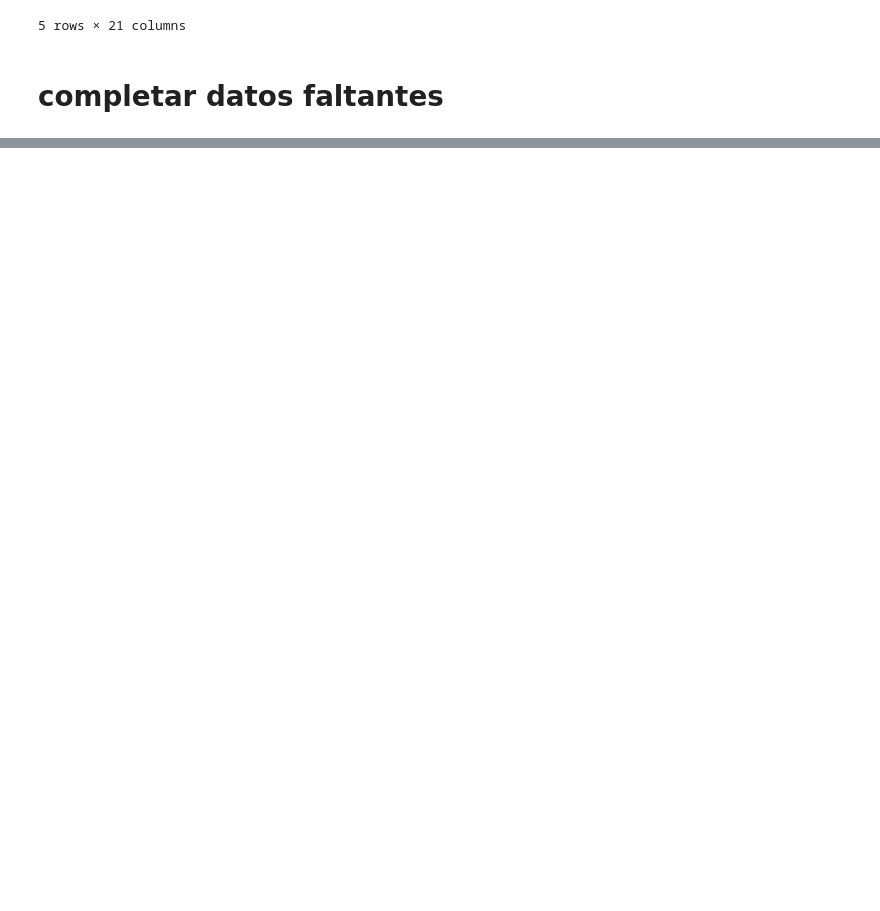
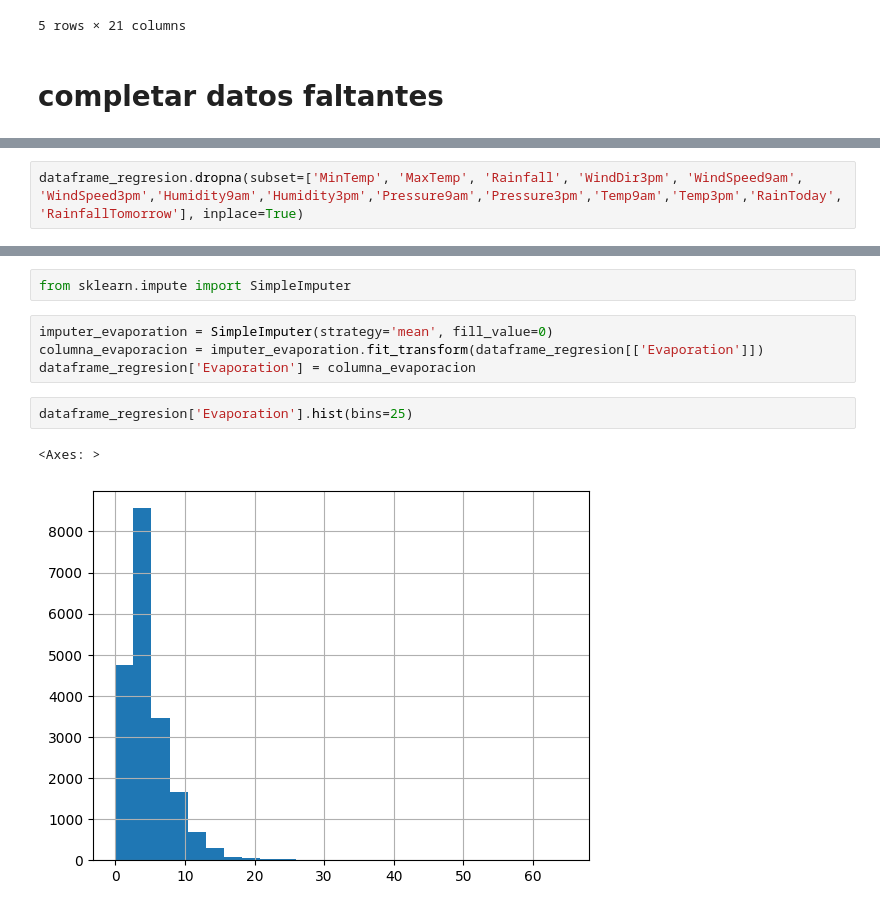
Before and after one commit to Nameless-86/AA1-TUIA-Petetta, a Jupyter notebook: eda.ipynb, the cells around one changed output, grey strips where cells are left out. Drawn from its saved outputs; the diff is of its cells as text; blank space fills up the shorter version.

```diff
--- a/eda.ipynb
+++ b/eda.ipynb
@@ -264,0 +260,2 @@ dtype: int64
+# %%
+dataframe_regresion.dropna(subset=['MinTemp', 'MaxTemp', 'Rainfall', 'WindDir3pm', 'WindSpeed9am', 'WindSpeed3pm','Humidity9am','Humidity3pm','Pressure9am','Pressure3pm','Temp9am','Temp3pm','RainToday','RainfallTomorrow'], inplace=True)
@@ -264,0 +298,11 @@ dtype: int64
+# %%
+from sklearn.impute import SimpleImputer
+# %%
+imputer_evaporation = SimpleImputer(strategy='mean', fill_value=0)
+columna_evaporacion = imputer_evaporation.fit_transform(dataframe_regresion[['Evaporation']])
+dataframe_regresion['Evaporation'] = columna_evaporacion
+# %%
+dataframe_regresion['Evaporation'].hist(bins=25)
+# %% [output]
+<Axes: >
+[figure, added]
```
Also changed, not shown: parts of 26 cells of this notebook.
